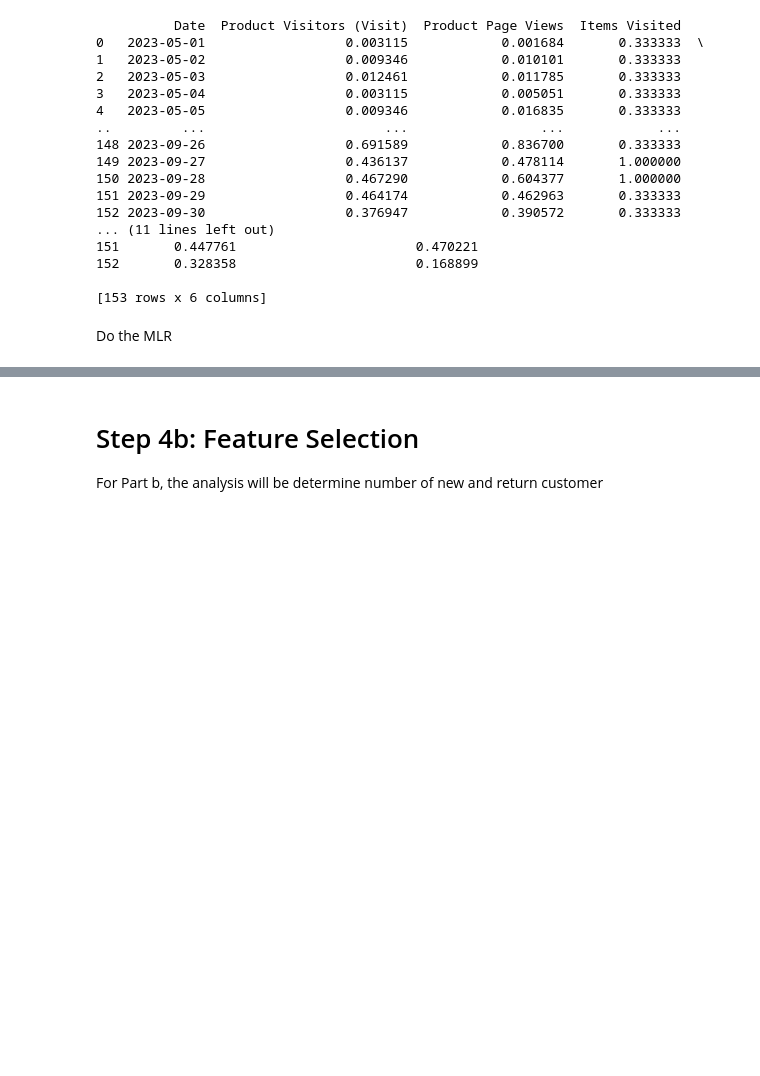
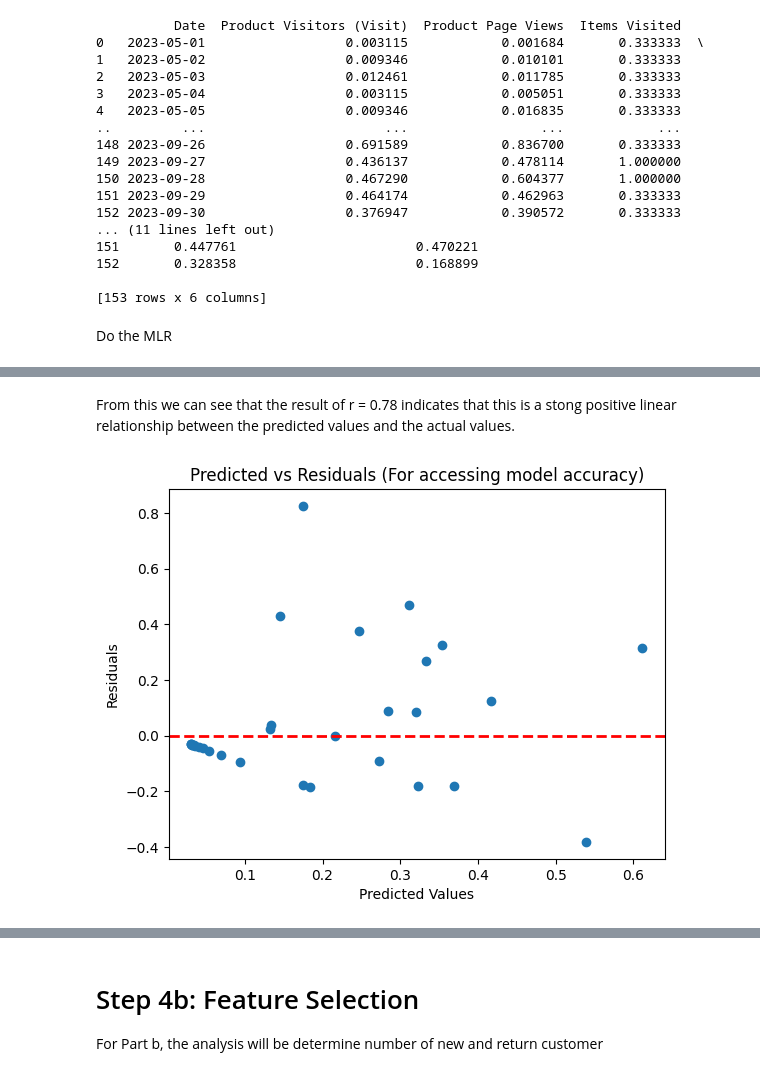
Before and after one commit to JingYuan0926/ChiliLado, a Jupyter notebook: ChiliLado.ipynb, the cells around one changed output, grey strips where cells are left out. Cells and saved outputs as stored; diff of their text form; code cells hidden in the pictures; blank space fills up the shorter version.

```diff
--- a/ChiliLado.ipynb
+++ b/ChiliLado.ipynb
@@ -348,0 +372,18 @@ Do the MLR
+# %% [markdown]
+From this we can see that the result of r = 0.78 indicates that this is a stong positive linear relationship between the predicted values and the actual values.
+# %%
+# Plot the graph for residuals
+import matplotlib.pyplot as plt
+
+# Calculate residuals
+residuals = y_test - y_pred
+
+# Plot residuals against predicted values
+plt.scatter(y_pred, residuals)
+plt.title('Predicted vs Residuals (For accessing model accuracy)')
+plt.xlabel('Predicted Values')
+plt.ylabel('Residuals')
+plt.axhline(y=0, color='r', linestyle='--', linewidth=2)
+plt.show()
+# %% [output]
+[figure, added]
```
Also changed, not shown: parts of 5 cells of this notebook.
